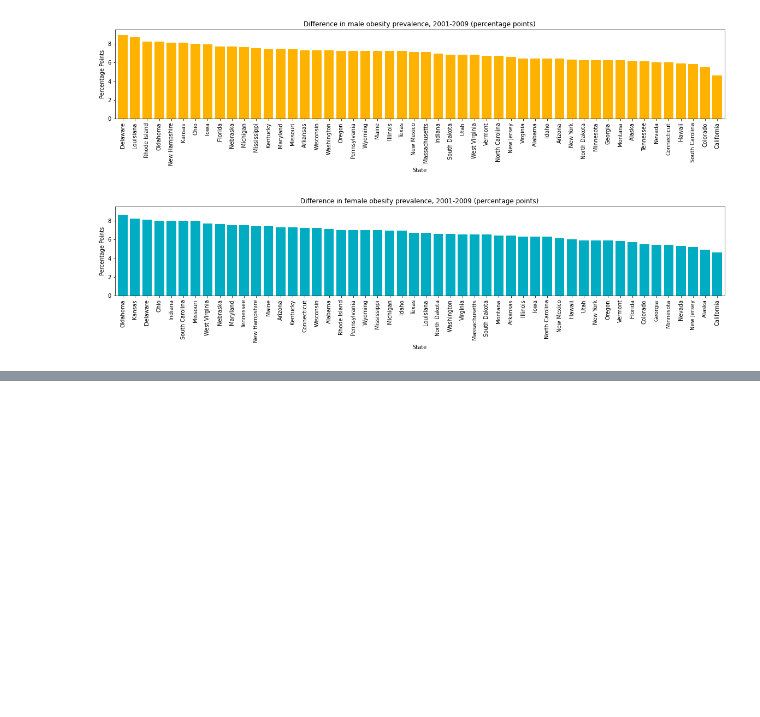
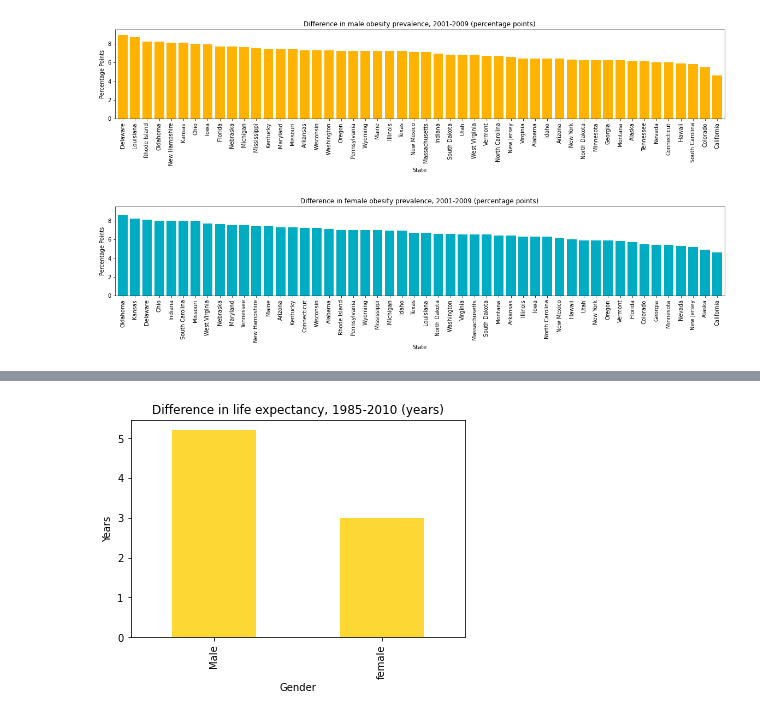
Before and after one commit to Mvillarreal88/State-of-Survival, a Jupyter notebook: Sandbox/Dillon/charts.ipynb, the cells around one changed output, grey strips where cells are left out. Cells and saved outputs as stored; diff of their text form; code cells hidden in the pictures; blank space fills up the shorter version.

```diff
--- a/Sandbox/Dillon/charts.ipynb
+++ b/Sandbox/Dillon/charts.ipynb
@@ -213,0 +247,13 @@ plt.show()
+# %%
+gen_com = us_df[['Difference in male life expectancy, 1985-2010 (years)', 'Difference in female life expectancy, 1985-2010 (years)']]
+gen_com = gen_com.transpose()
+gen_com = gen_com.rename(index={'Difference in male life expectancy, 1985-2010 (years)': 'Male', 'Difference in female life expectancy, 1985-2010 (years)': 'female'})
+gen_com.plot(kind='bar', color='#FDD835', legend=False)
+
+# # Set Title and labels
+plt.title('Difference in life expectancy, 1985-2010 (years)')
+plt.xlabel('Gender')
+plt.ylabel('Years')
+plt.show()
+# %% [output]
+[figure, added]
```
Also changed, not shown: parts of 7 cells of this notebook.
